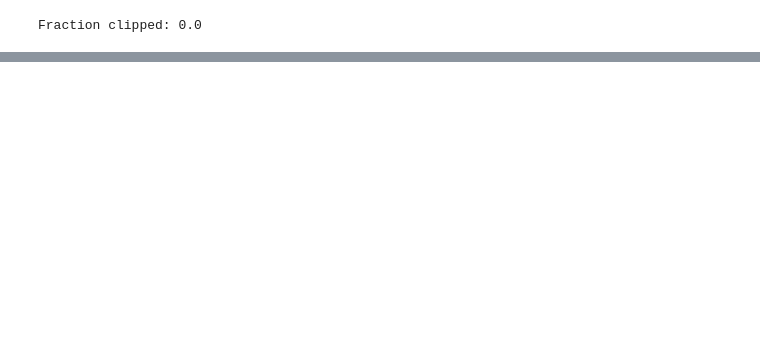
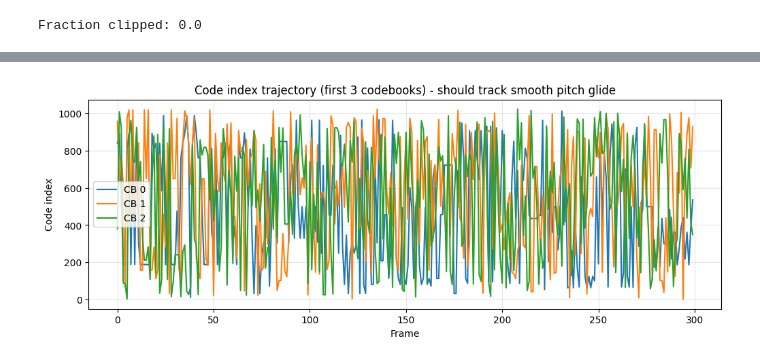
Before and after one commit to lonce/FargoNDacoder, a Jupyter notebook: dev_notebooks/test_dataset.ipynb, the cells around one changed output, grey strips where cells are left out. Drawn from its saved outputs; the diff is of its cells as text; code cells hidden in the pictures; blank space fills up the shorter version.

```diff
--- a/dev_notebooks/test_dataset.ipynb
+++ b/dev_notebooks/test_dataset.ipynb
@@ -229,3 +226,90 @@ clipped = np.mean(np.abs(vals) >= ds.config.clamp_val)
 print("Fraction clipped:", clipped)
 # %% [output]
 Fraction clipped: 0.0
+# %%
+# -----------------------------------------------------------
+# DIAGNOSTIC: Does DAC preserve a smooth pitch glide?
+# Synthesize a triangle wave pitch sweep, encode/decode, compare.
+# -----------------------------------------------------------
+
+SR = 44100
+duration = 10.0
+n_samples = int(SR * duration)
+
+# Triangular frequency sweep: MIDI note 36 (65.4Hz) to 84 (1008.8Hz) and back
+import numpy as np
+t = np.arange(n_samples) / SR
+tri_frac = np.abs((t / 5.0) % 2.0 - 1.0)  # 0->1->0 over 10s
+midi_note = 36.0 + (84.0 - 36.0) * tri_frac
+freq_hz = 440.0 * 2.0 ** ((midi_note - 69.0) / 12.0)
+
+# Generate triangle wave with time-varying frequency
+phase = np.cumsum(2 * np.pi * freq_hz / SR)
+audio_np = 2.0 * np.abs((phase / (2 * np.pi)) % 1.0 - 0.5) - 0.5  # triangle wave, [-0.5, 0.5]
+
+# Normalize peak
+peak = np.max(np.abs(audio_np))
+if peak > 0:
+    audio_np = 0.9 * audio_np / peak
+
+print(f"Original: {len(audio_np)} samples, {duration:.1f}s")
+ipd.display(ipd.Audio(audio_np, rate=SR))
+
+# Encode and decode through DAC
+audio_t = torch.from_numpy(audio_np).float().to(device).unsqueeze(0).unsqueeze(0)
+
+model.eval()
+with torch.no_grad():
+    # DAC encode returns a tuple; find the codes
+    enc = model.encode(audio_t)
+    if isinstance(enc, (list, tuple)):
+        z_hat = enc[0]  # quantized continuous latents (floats)
+    else:
+        codes = enc
+
+    # Decode back
+    audio_decoded = model.decode(z_hat)
+
+decoded_np = audio_decoded.squeeze().detach().cpu().numpy()
+print(f"Decoded: {len(decoded_np)} samples")
+print(f"RMSE: {np.sqrt(np.mean((audio_np[:len(decoded_np)] - decoded_np)**2)):.6f}")
+
+ipd.display(ipd.Audio(decoded_np, rate=SR))
+
+# Check code smoothness
+codes_t = enc[1].squeeze(0).cpu().numpy()  # integer codes for analysis
+code_deltas = np.abs(np.diff(codes_t[0]))
+print(f"\nCodebook 0 delta stats:")
+print(f"  Mean: {code_deltas.mean():.1f}")
+print(f'  Median: {np.median(code_deltas):.1f}')
+print(f"  Max: {code_deltas.max()}")
+print(f"  Frames with 0 change: {(code_deltas == 0).mean()*100:.1f}%")
+
+# Plot code trajectories
+plt.figure(figsize=(12, 4))
+n_show = 300
+for q_idx in range(3):
+    plt.plot(codes_t[q_idx, :n_show], label=f'CB {q_idx}')
+plt.xlabel('Frame')
+plt.ylabel('Code index')
+plt.title('Code index trajectory (first 3 codebooks) - should track smooth pitch glide')
+plt.legend()
+plt.grid(True, alpha=0.3)
+plt.show()
+
+# Brief waveform comparison at mid-sweep
+start_s = 4.5
+win_s = 0.3
+start_i = int(start_s * SR)
+end_i = int((start_s + win_s) * SR)
+plt.figure(figsize=(12, 4))
+t_win = np.arange(end_i - start_i) / SR
+plt.plot(t_win, audio_np[start_i:end_i], label='Original', alpha=0.8)
+plt.plot(t_win, decoded_np[start_i:end_i], label='DAC decoded', alpha=0.8, linestyle='--')
+plt.xlabel('Time (s)')
+plt.ylabel('Amplitude')
+plt.title(f'Waveform at ~{start_s}s (mid-sweep)')
+plt.legend()
+plt.grid(True, alpha=0.3)
+plt.show()
+# %% [output]
@@ -231,0 +326 @@ Fraction clipped: 0.0
+[figure, added]
```
Also changed, not shown: parts of 6 cells of this notebook, 5 other files.
